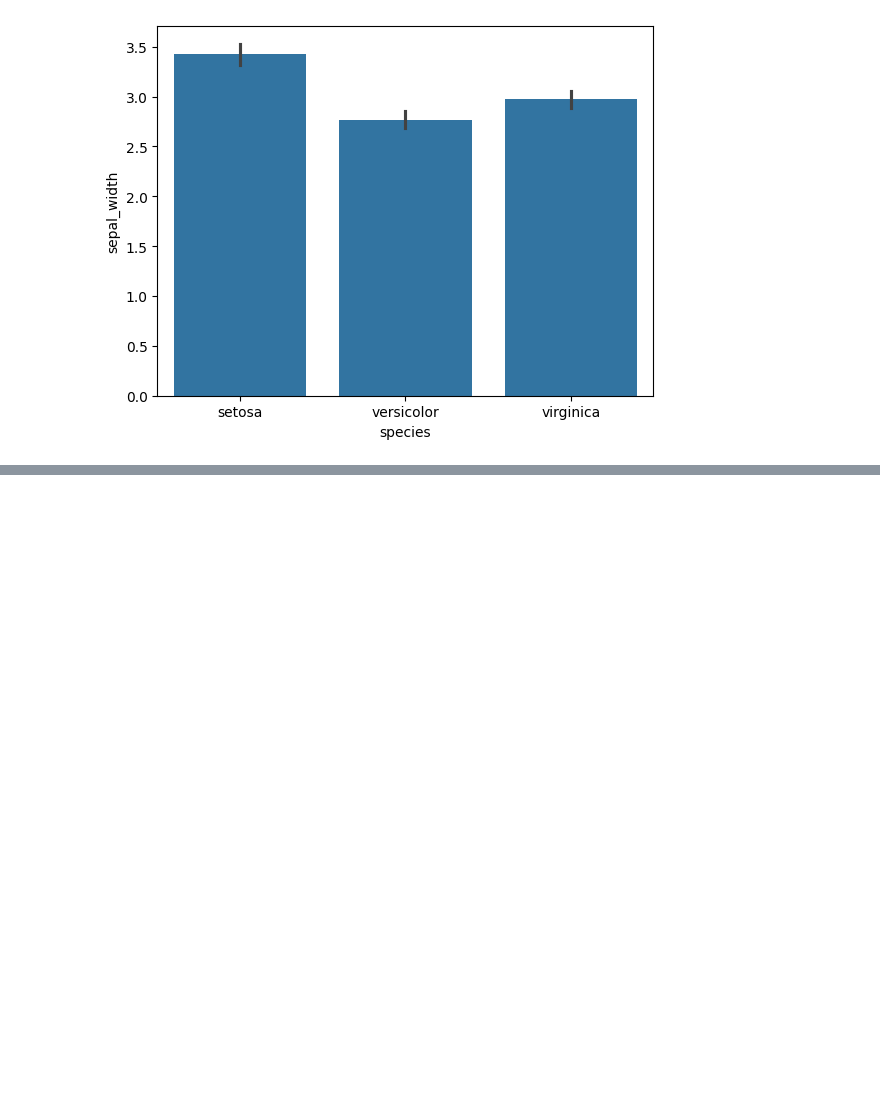
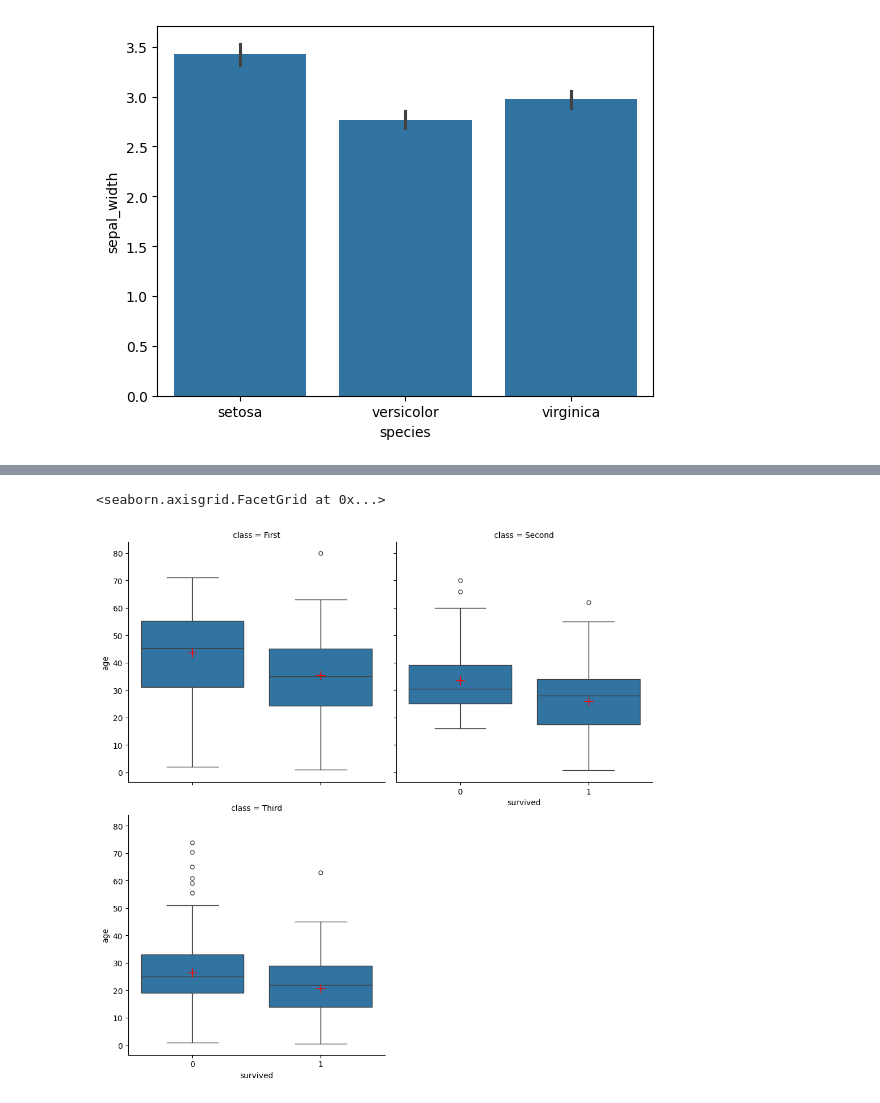
Before and after one commit to ahmadzulfiqar001/python-100-days-beginner-to-advance-, a Jupyter notebook: Day_11_of_python.ipynb, the cells around one changed output, grey strips where cells are left out. Drawn from its saved outputs; the diff is of its cells as text; code cells hidden in the pictures; blank space fills up the shorter version.

```diff
--- a/Day_11_of_python.ipynb
+++ b/Day_11_of_python.ipynb
@@ -69,0 +127,18 @@ plt.show()
+# %%
+sns.catplot(
+    x="survived",
+    y="age",
+    col="class",        # 1st, 2nd, 3rd
+    col_wrap=2,         # wrap like facet_wrap
+    kind="box",
+    showmeans=True,
+    meanprops={
+        "marker": "+",
+        "markersize": 12,
+        "markeredgecolor": "red"
+    },
+    data=kashti
+)
+# %% [output]
+<seaborn.axisgrid.FacetGrid at 0x...>
+[figure, added]
```
Also changed, not shown: parts of 2 cells of this notebook.
